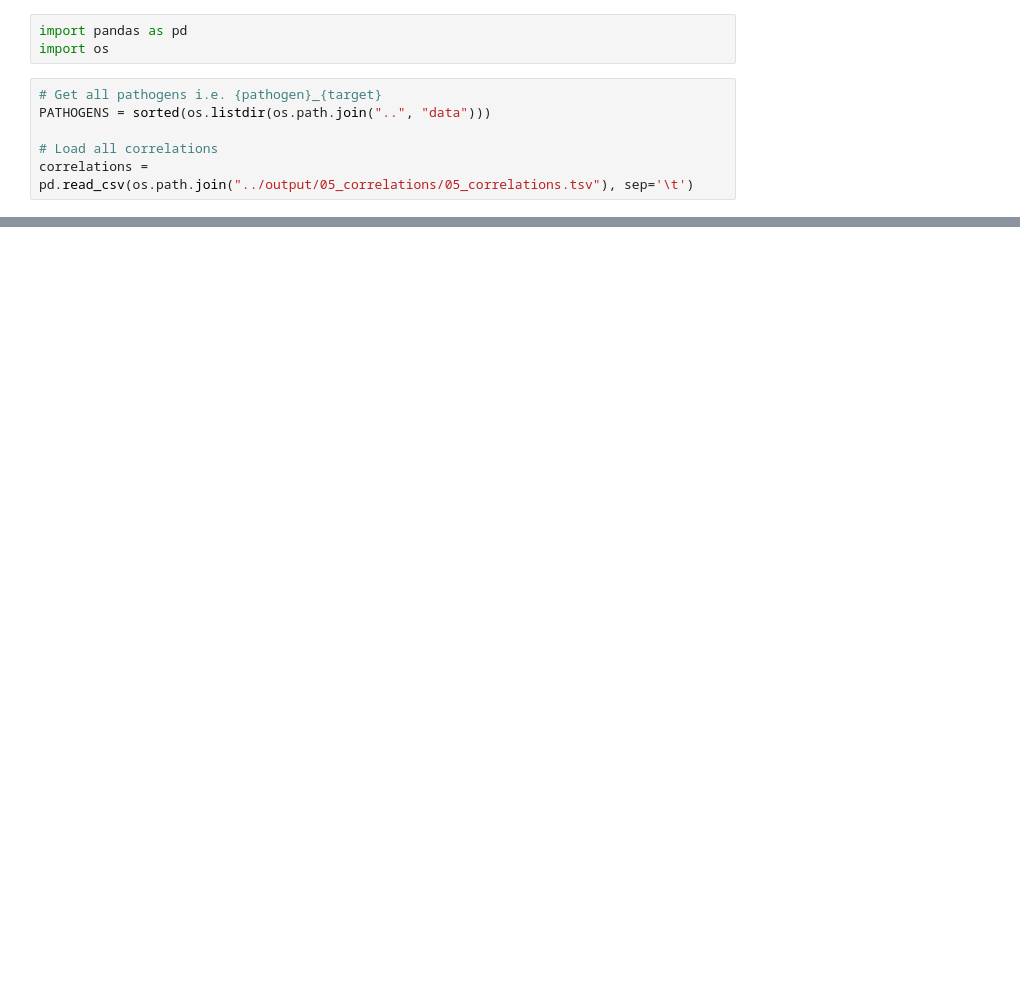
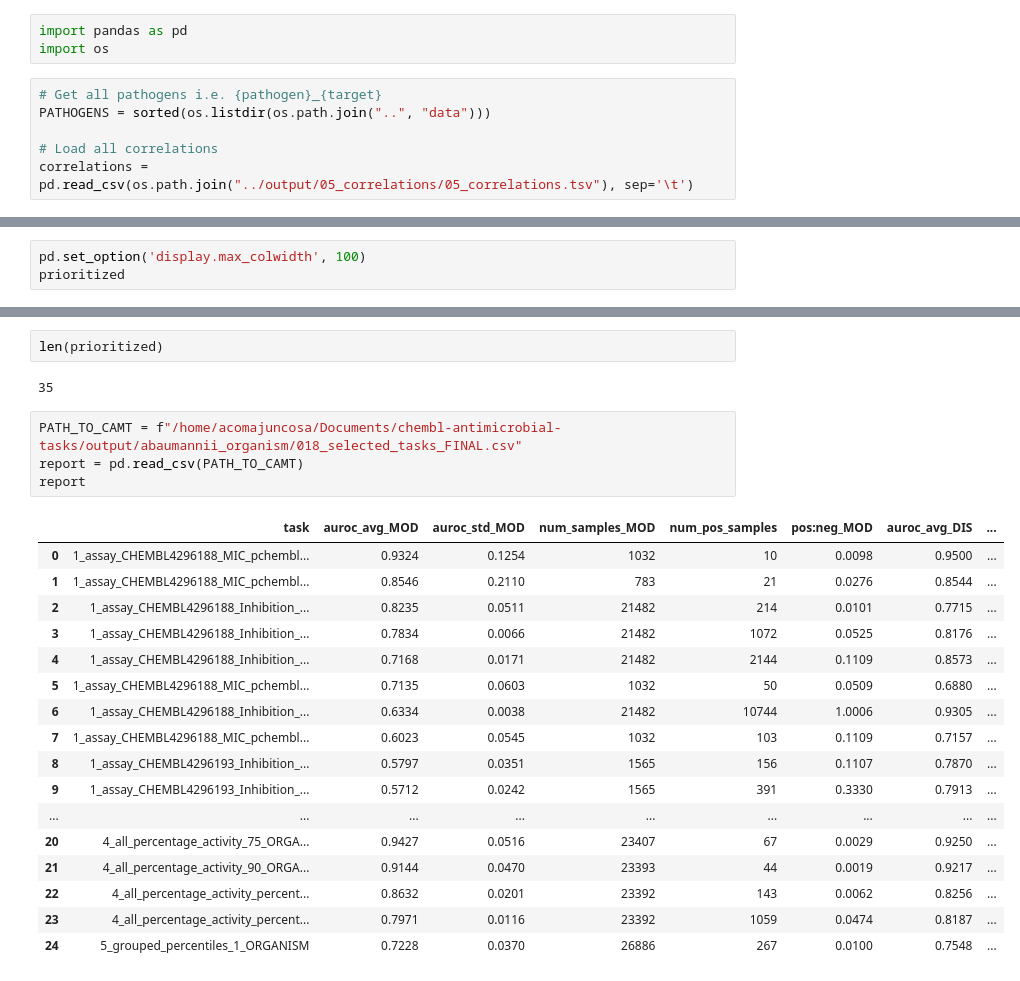
Before and after one commit to ersilia-os/chembl-antimicrobial-models, a Jupyter notebook: notebooks/05_prioritizing_datasets.ipynb, the cells around one changed output, grey strips where cells are left out. Drawn from its saved outputs; the diff is of its cells as text; blank space fills up the shorter version.

```diff
--- a/notebooks/05_prioritizing_datasets.ipynb
+++ b/notebooks/05_prioritizing_datasets.ipynb
@@ -153,0 +141,3 @@ report['task'].tolist()
+# %%
+pd.set_option('display.max_colwidth', 100)
+prioritized
@@ -153,0 +162,26 @@ report['task'].tolist()
+# %%
+len(prioritized)
+# %% [output]
+35
+# %%
+PATH_TO_CAMT = f"/home/acomajuncosa/Documents/chembl-antimicrobial-tasks/output/abaumannii_organism/018_selected_tasks_FINAL.csv"
+report = pd.read_csv(PATH_TO_CAMT)
+report
+# %% [output]
+|  | task | auroc_avg_MOD | auroc_std_MOD | num_samples_MOD | num_pos_samples | pos:neg_MOD | auroc_avg_DIS | ... |
+| 0 | 1_assay_CHEMBL4296188_MIC_pchembl... | 0.9324 | 0.1254 | 1032 | 10 | 0.0098 | 0.9500 | ... |
+| 1 | 1_assay_CHEMBL4296188_MIC_pchembl... | 0.8546 | 0.2110 | 783 | 21 | 0.0276 | 0.8544 | ... |
+| 2 | 1_assay_CHEMBL4296188_Inhibition_... | 0.8235 | 0.0511 | 21482 | 214 | 0.0101 | 0.7715 | ... |
+| 3 | 1_assay_CHEMBL4296188_Inhibition_... | 0.7834 | 0.0066 | 21482 | 1072 | 0.0525 | 0.8176 | ... |
+| 4 | 1_assay_CHEMBL4296188_Inhibition_... | 0.7168 | 0.0171 | 21482 | 2144 | 0.1109 | 0.8573 | ... |
+| 5 | 1_assay_CHEMBL4296188_MIC_pchembl... | 0.7135 | 0.0603 | 1032 | 50 | 0.0509 | 0.6880 | ... |
+| 6 | 1_assay_CHEMBL4296188_Inhibition_... | 0.6334 | 0.0038 | 21482 | 10744 | 1.0006 | 0.9305 | ... |
+| 7 | 1_assay_CHEMBL4296188_MIC_pchembl... | 0.6023 | 0.0545 | 1032 | 103 | 0.1109 | 0.7157 | ... |
+| 8 | 1_assay_CHEMBL4296193_Inhibition_... | 0.5797 | 0.0351 | 1565 | 156 | 0.1107 | 0.7870 | ... |
+| 9 | 1_assay_CHEMBL4296193_Inhibition_... | 0.5712 | 0.0242 | 1565 | 391 | 0.3330 | 0.7913 | ... |
+| ... | ... | ... | ... | ... | ... | ... | ... | ... |
+| 20 | 4_all_percentage_activity_75_ORGA... | 0.9427 | 0.0516 | 23407 | 67 | 0.0029 | 0.9250 | ... |
+| 21 | 4_all_percentage_activity_90_ORGA... | 0.9144 | 0.0470 | 23393 | 44 | 0.0019 | 0.9217 | ... |
+| 22 | 4_all_percentage_activity_percent... | 0.8632 | 0.0201 | 23392 | 143 | 0.0062 | 0.8256 | ... |
+| 23 | 4_all_percentage_activity_percent... | 0.7971 | 0.0116 | 23392 | 1059 | 0.0474 | 0.8187 | ... |
+| 24 | 5_grouped_percentiles_1_ORGANISM | 0.7228 | 0.0370 | 26886 | 267 | 0.0100 | 0.7548 | ... |
```
Also changed, not shown: parts of 6 cells of this notebook, 1 other file.
